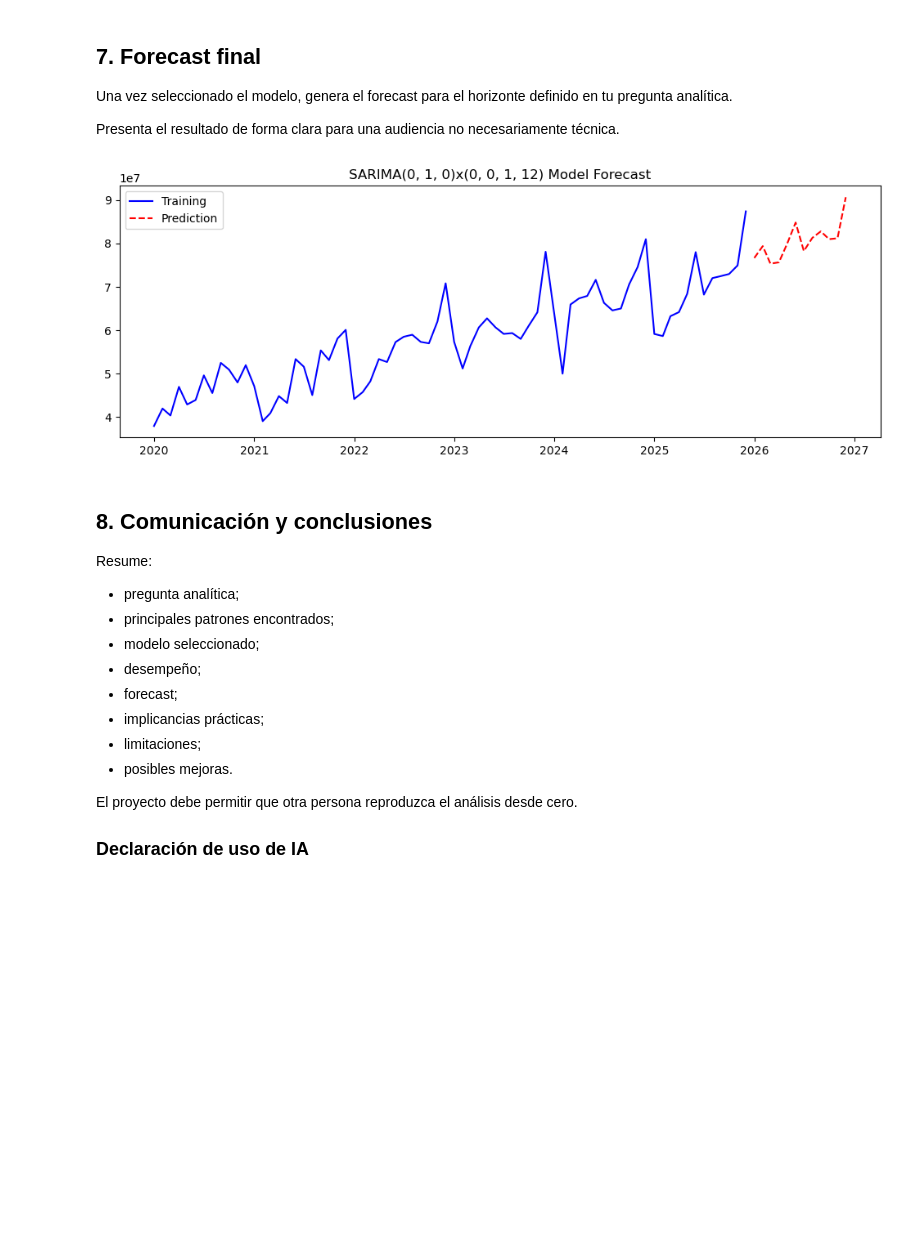
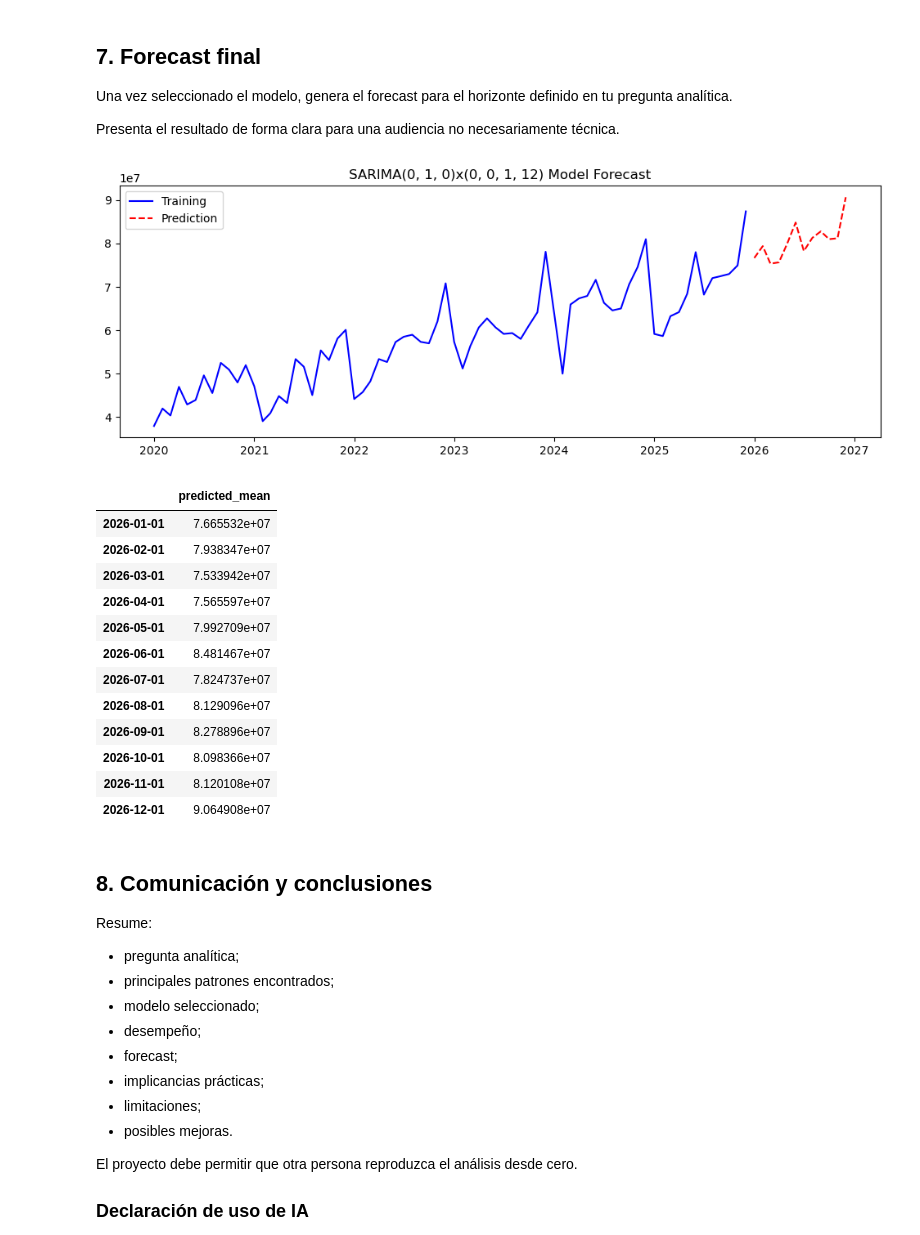
Before and after one commit to LUCHER4321/jupyter-time-series, a Jupyter notebook: Proyecto_Series_Temporales.ipynb, the cells around one changed output. Drawn from its saved outputs; the diff is of its cells as text; code cells hidden in the pictures; blank space fills up the shorter version.

```diff
--- a/Proyecto_Series_Temporales.ipynb
+++ b/Proyecto_Series_Temporales.ipynb
@@ -413,21 +477,36 @@ Presenta el resultado de forma clara para una audiencia no necesariamente técni
 # %%
 # Forecast final
 
 extendedSARIMAModel = SARIMAX(timeSeriesInMillions, order = (p, n, q), seasonal_order = (P, 0, Q, s)).fit()
 
 forecastingYears = 1
 
 extendedForecastInMillions = extendedSARIMAModel.get_forecast(steps = int(forecastingYears * 12.0)).predicted_mean
 extendedForecastClp = extendedForecastInMillions * 1e6
 
 fig, ax = plt.subplots(figsize = (12, 4))
 plt.plot(timeSeries.index, timeSeries, label = "Training", color = "blue")
 plt.plot(extendedForecastClp.index, extendedForecastClp, label = "Prediction", color = "red", linestyle = "--")
 plt.title(f"SARIMA({p}, {n}, {q})x({P}, 0, {Q}, {s}) Model Forecast")
 plt.legend()
 plt.show()
+
+display(pd.DataFrame(extendedForecastClp))
 # %% [output]
 [figure]
+|  | predicted_mean |
+| 2026-01-01 | 7.665532e+07 |
+| 2026-02-01 | 7.938347e+07 |
+| 2026-03-01 | 7.533942e+07 |
+| 2026-04-01 | 7.565597e+07 |
+| 2026-05-01 | 7.992709e+07 |
+| 2026-06-01 | 8.481467e+07 |
+| 2026-07-01 | 7.824737e+07 |
+| 2026-08-01 | 8.129096e+07 |
+| 2026-09-01 | 8.278896e+07 |
+| 2026-10-01 | 8.098366e+07 |
+| 2026-11-01 | 8.120108e+07 |
+| 2026-12-01 | 9.064908e+07 |
 # %% [markdown]
 ## 8. Comunicación y conclusiones
 
```
Also changed, not shown: parts of 7 cells of this notebook.
